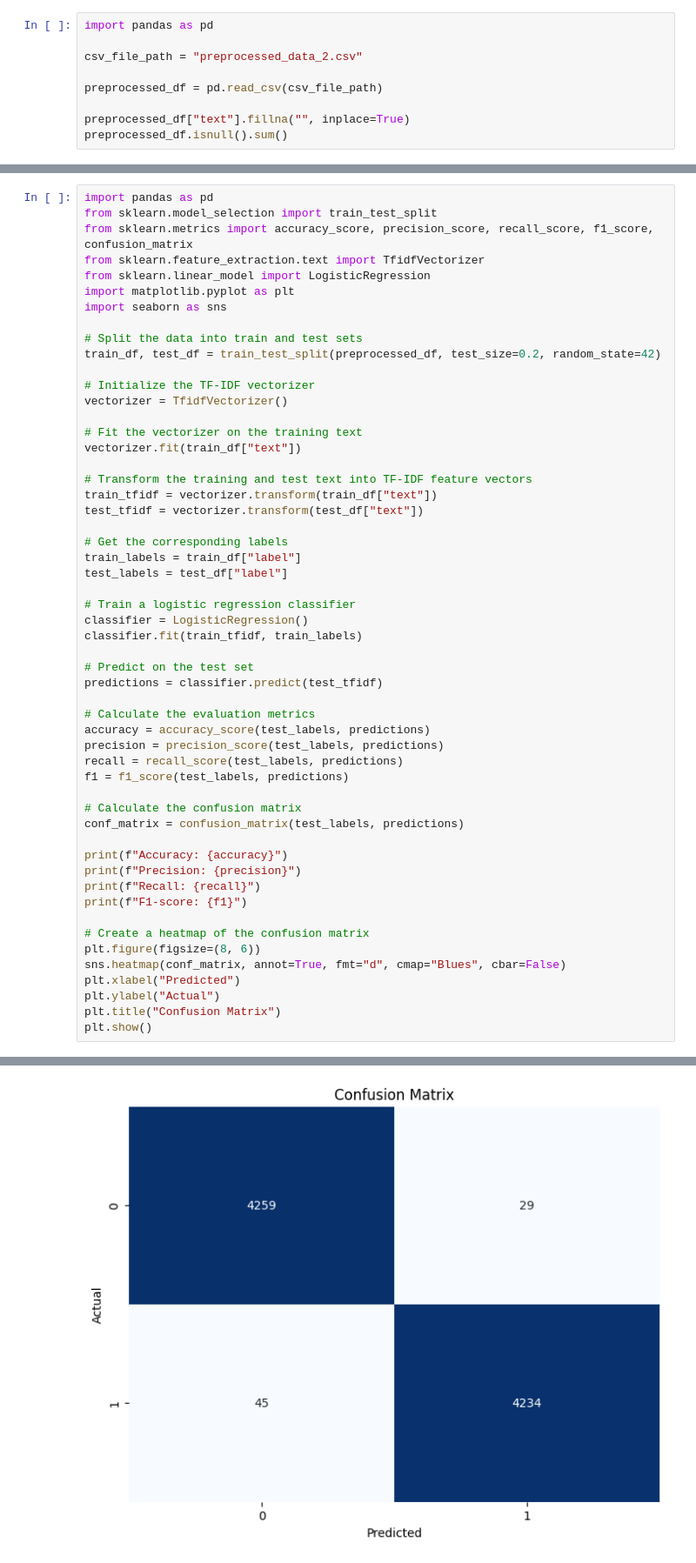
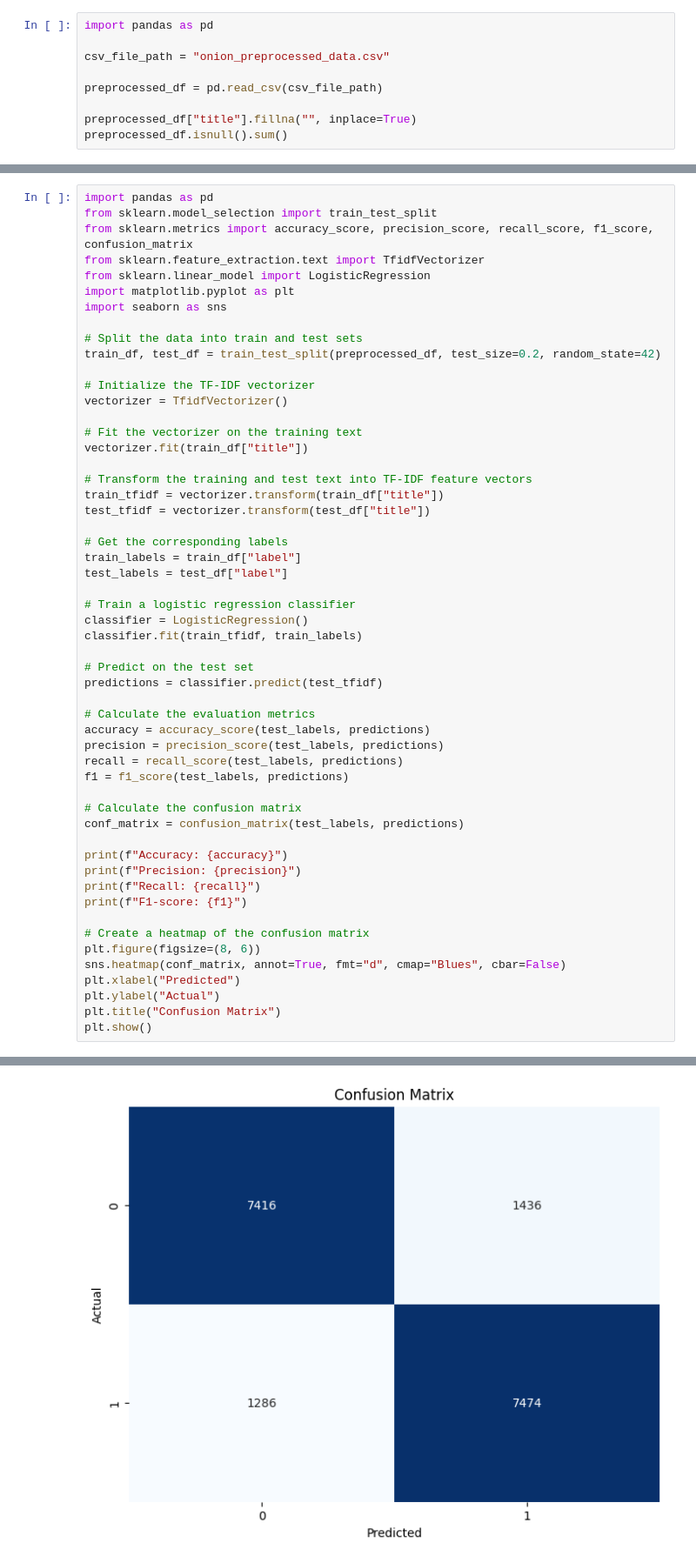
Before and after one commit to BushraAbdullahi/FP-final, a Jupyter notebook: classifiers4.ipynb, the cells around one changed output, grey strips where cells are left out. Shown at 87% size. Drawn from its saved outputs; the diff is of its cells as text.

```diff
--- a/classifiers4.ipynb
+++ b/classifiers4.ipynb
@@ -21,10 +3,10 @@ Successfully installed fasttext-0.9.2 pybind11-2.11.1
 # %%
 import pandas as pd
 
-csv_file_path = "preprocessed_data_2.csv"
+csv_file_path = "onion_preprocessed_data.csv"
 
 preprocessed_df = pd.read_csv(csv_file_path)
 
-preprocessed_df["text"].fillna("", inplace=True)
+preprocessed_df["title"].fillna("", inplace=True)
 preprocessed_df.isnull().sum()
 # %% [output]
@@ -50,11 +29,11 @@ train_df, test_df = train_test_split(preprocessed_df, test_size=0.2, random_stat
 vectorizer = TfidfVectorizer()
 
 # Fit the vectorizer on the training text
-vectorizer.fit(train_df["text"])
+vectorizer.fit(train_df["title"])
 
 # Transform the training and test text into TF-IDF feature vectors
-train_tfidf = vectorizer.transform(train_df["text"])
-test_tfidf = vectorizer.transform(test_df["text"])
+train_tfidf = vectorizer.transform(train_df["title"])
+test_tfidf = vectorizer.transform(test_df["title"])
 
 # Get the corresponding labels
 train_labels = train_df["label"]
@@ -96,4 +82,4 @@ F1-score: 0.9913369234371342
-[figure, old version]
+[figure, new version]
 # %%
 import pandas as pd
 from sklearn.model_selection import train_test_split
```
Also changed, not shown: parts of 10 cells of this notebook, 7 other files.
